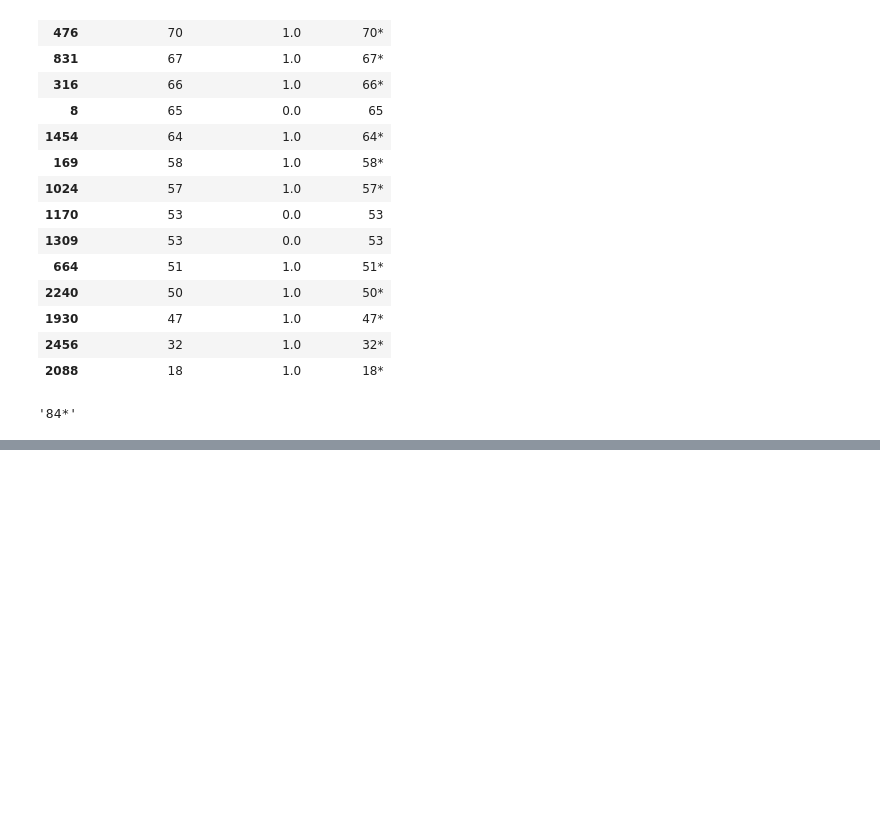
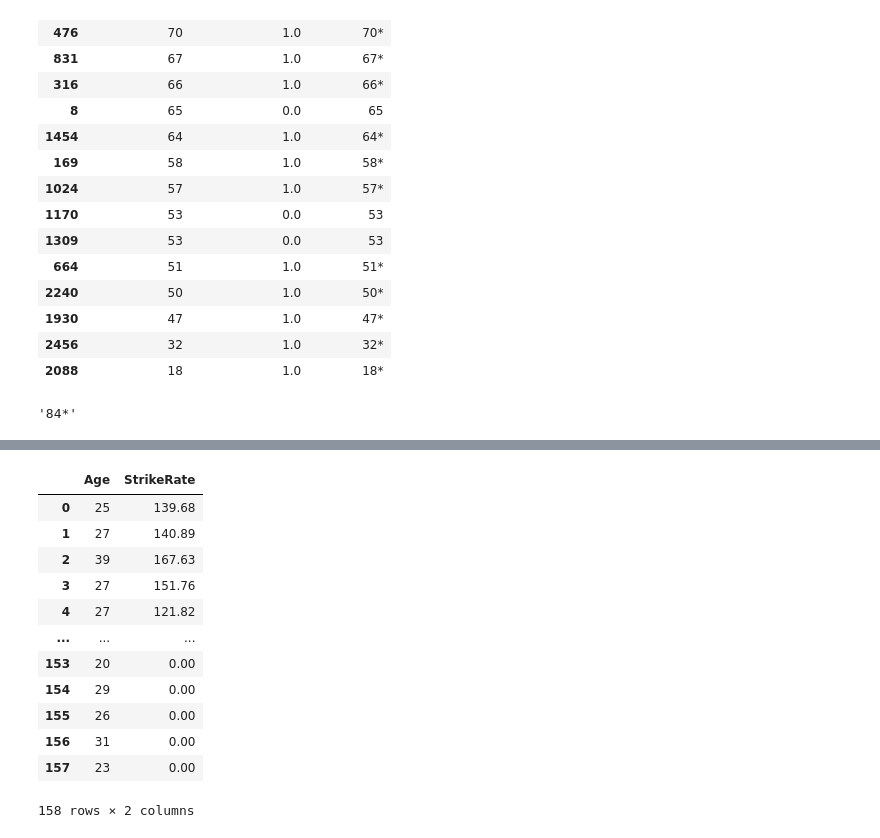
Before and after one commit to athuljain2311/Regression_Projects, a Jupyter notebook: ipl_data_analysis/playerwise_analysis.ipynb, the cells around one changed output, grey strips where cells are left out. Saved outputs shown, nothing was run; the diff lists cells and outputs as text; code cells hidden in the pictures; blank space fills up the shorter version.

```diff
--- a/ipl_data_analysis/playerwise_analysis.ipynb
+++ b/ipl_data_analysis/playerwise_analysis.ipynb
@@ -218,0 +282,16 @@ player_data.to_csv('seasonwise/for_all_seasons_2.csv',index=False)
+# %%
+player_data[player_data['Year'] == 2008][['Age','StrikeRate']]
+# %% [output]
+|  | Age | StrikeRate |
+| 0 | 25 | 139.68 |
+| 1 | 27 | 140.89 |
+| 2 | 39 | 167.63 |
+| 3 | 27 | 151.76 |
+| 4 | 27 | 121.82 |
+| ... | ... | ... |
+| 153 | 20 | 0.00 |
+| 154 | 29 | 0.00 |
+| 155 | 26 | 0.00 |
+| 156 | 31 | 0.00 |
+| 157 | 23 | 0.00 |
+158 rows × 2 columns
```
Also changed, not shown: parts of 10 cells of this notebook.
